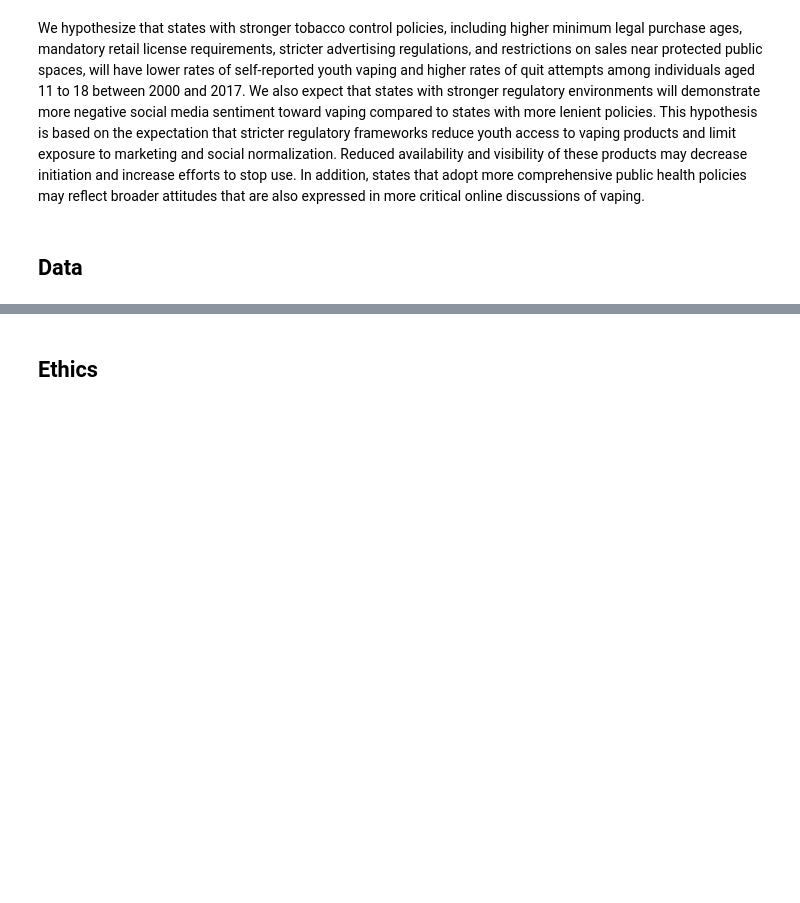
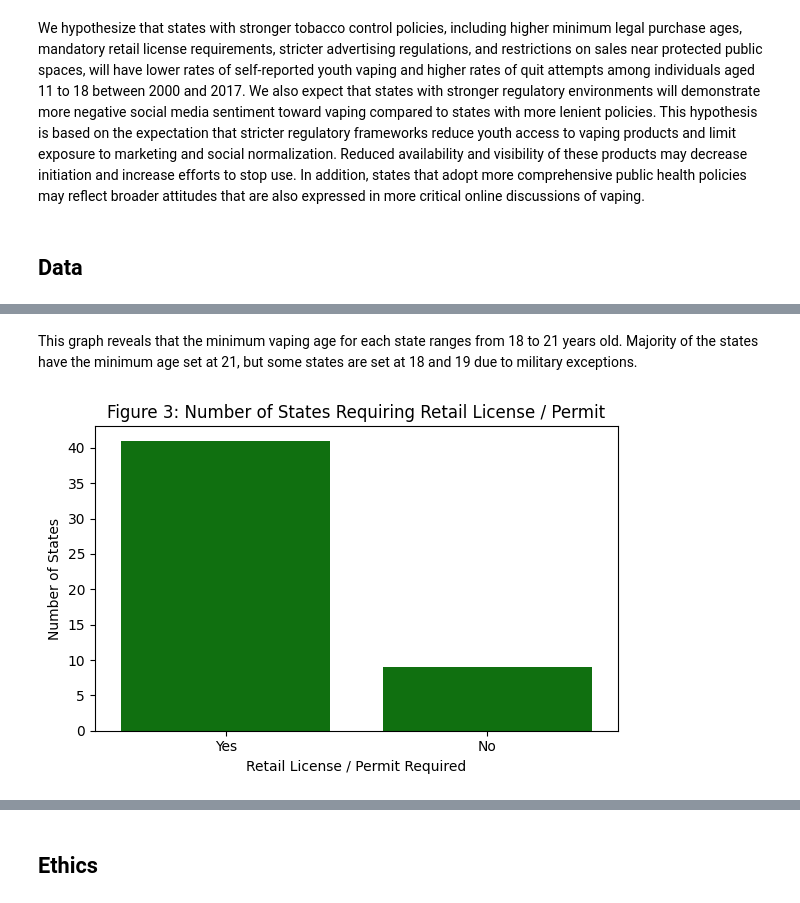
Before and after one commit to COGS108/Group103_WI26, a Jupyter notebook: 03-FinalProject.ipynb, the cells around one changed output, grey strips where cells are left out. Drawn from its saved outputs; the diff is of its cells as text; code cells hidden in the pictures; blank space fills up the shorter version.

```diff
--- a/03-FinalProject.ipynb
+++ b/03-FinalProject.ipynb
@@ -167,0 +712,12 @@ Some more words and stuff.  Remember notebooks work best if you interleave the c
+# %% [markdown]
+This graph reveals that the minimum vaping age for each state ranges from 18 to 21 years old. Majority of the states have the minimum age set at 21, but some states are set at 18 and 19 due to military exceptions.
+# %%
+plt.figure(figsize=(6,4))
+sns.countplot(x='Permit Required', data=policy_eda_data, order=['Yes', 'No'], color='green', legend=False)
+plt.xlabel('Retail License / Permit Required')
+plt.ylabel('Number of States')
+plt.title('Figure 3: Number of States Requiring Retail License / Permit')
+plt.tight_layout()
+plt.show()
+# %% [output]
+[figure, added]
```
Also changed, not shown: parts of 111 cells of this notebook.
